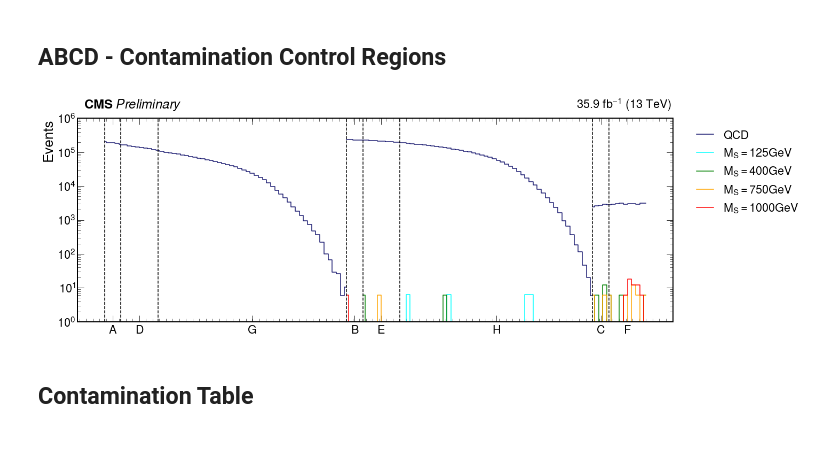
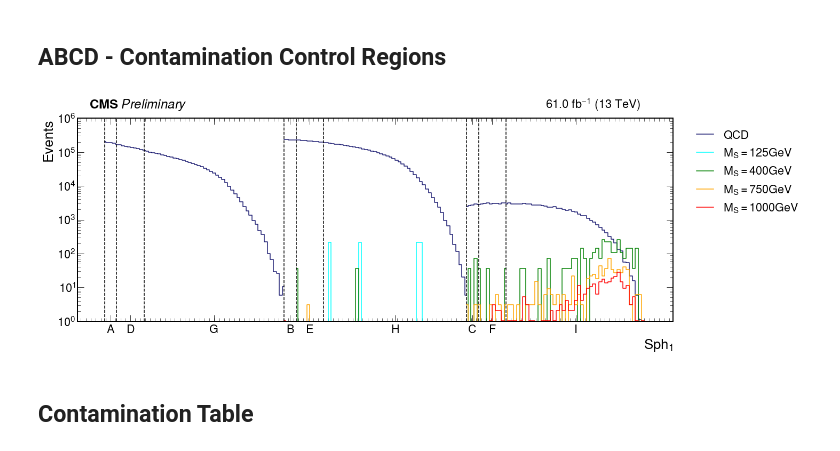
Before and after one commit to SUEPPhysics/SUEPCoffea_dask, a Jupyter notebook: plotting/paper_plots.ipynb, the cells around one changed output. Cells and saved outputs as stored; diff of their text form; code cells hidden in the pictures.

Commit message:
added SUEP xsecs, minor edits here and there

```diff
--- a/plotting/paper_plots.ipynb
+++ b/plotting/paper_plots.ipynb
@@ -62,6 +62,30 @@ for key in plots_SUEP.keys(): plots[key] = plots_SUEP[key]
 for key in plots_2018.keys(): plots[key+"_2018"] = plots_2018[key]
 for key in plots_2017.keys(): plots[key+"_2017"] = plots_2017[key]
 for key in plots_2016.keys(): plots[key+"_2016"] = plots_2016[key]
+# %%
+### TEMPORARY I DON'T WANT THIS HERE
+
+def applySUEPxsecs(plots):
+
+    new_plots_dict = {}
+    for sample, plot_dict in plots.items():
+        if 'SUEP-m' not in sample:
+            new_plots_dict[sample] = plot_dict
+            continue
+
+        mass = sample.split("SUEP-m")[1]
+        mass = mass.split('-')[0]
+        mass = str(mass)
+
+        xsec = getXSection(mass, 2018, SUEP=True)
+
+        new_plots_dict[sample] = {}
+        for key, plot in plot_dict.items():
+            new_plots_dict[sample][key] = plot * xsec
+
+    return new_plots_dict
+
+plots = applySUEPxsecs(plots)
 # %% [markdown]
 These are all the samples loaded.
 # %%
@@ -406,29 +456,30 @@ for plot_label in plot_labels:
 ## ABCD - Contamination Control Regions
 # %%
 x = 'ABCDEFGH'
-y = 'ADGBEHCF'
+y = 'ADGBEHCFI'
 year = '2018'
 plot_labels = ['SUEP_S1_Cluster']
 samples = ['QCD_HT_'+year, 'SUEP-m125-generic', 'SUEP-m400-generic',
           'SUEP-m750-generic', 'SUEP-m1000-generic']
 labels = ['QCD', r'$M_{S} = 125 GeV$', r'$M_{S} = 400 GeV$',
           r'$M_{S} = 750 GeV$', r'$M_{S} = 1000 GeV$']
 for plot_label in plot_labels:
     fig, ax = plot_all_regions(plots, 'A_'+plot_label, samples,
                                labels=labels, regions=y, density=False)
     #ax.legend(labels=['QCD','Data'], loc='upper left', bbox_to_anchor=(1.02, 1))
     cms = ax.text(
         -0.05, 2000000., u"CMS $\it{Preliminary}$",
         fontsize=24, fontweight='bold',
     )
     lumi = ax.text(
-        1.15, 2000000., r"%.1f fb$^{-1}$ (13 TeV)" % 35.9,
+        1.45, 2000000., r"%.1f fb$^{-1}$ (13 TeV)" % 61.0,
         fontsize=22,
     )
     ax.set_ylim(1e0, 1e6)
+    ax.set_xlabel(r"$Sph_1$")
     fig.savefig(output_label + 'contamination_' + year + file_ext, bbox_inches='tight')
 # %% [output]
-[figure, old version]
+[figure, new version]
 # %% [markdown]
 ## Contamination Table
 # %%
```
Also changed, not shown: parts of 6 cells of this notebook, 7 other files.
